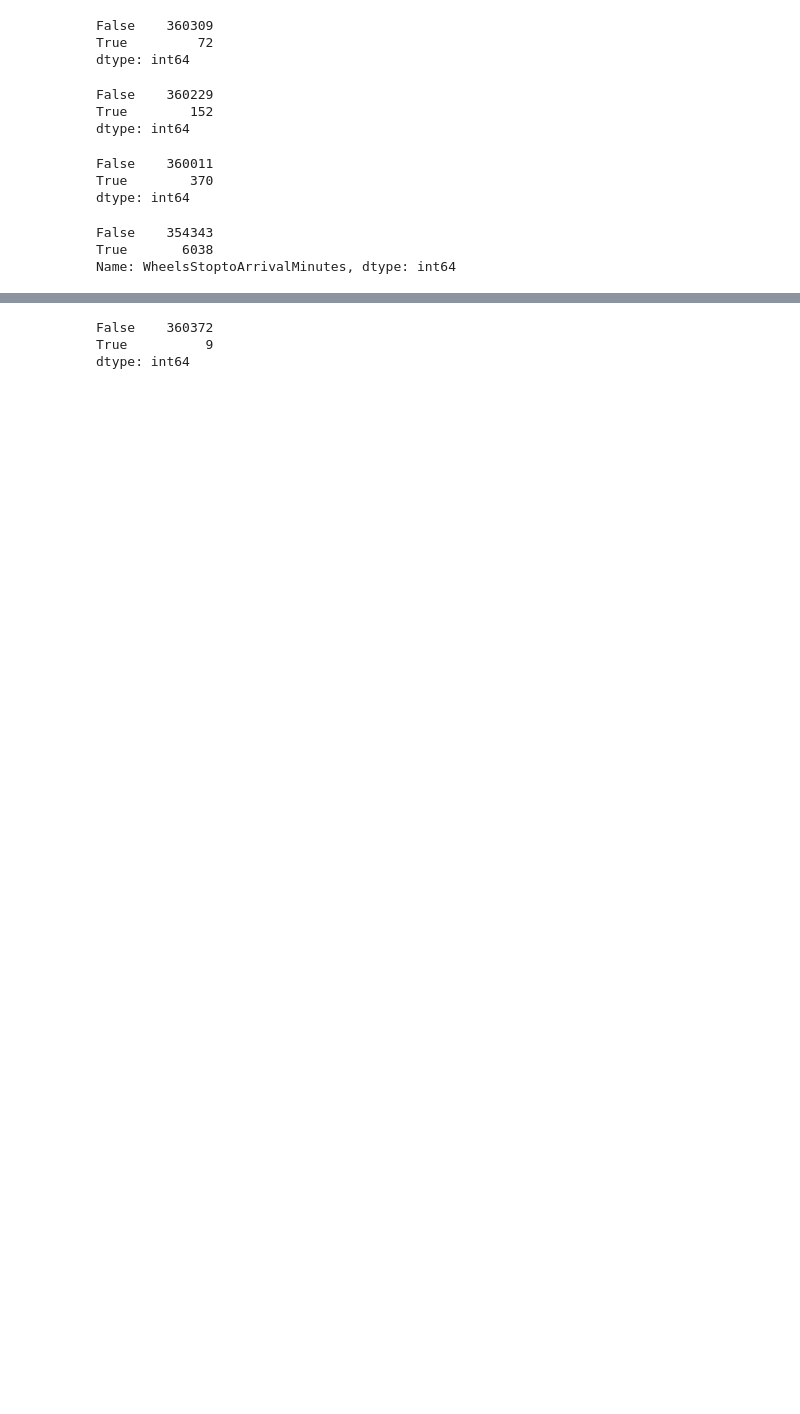
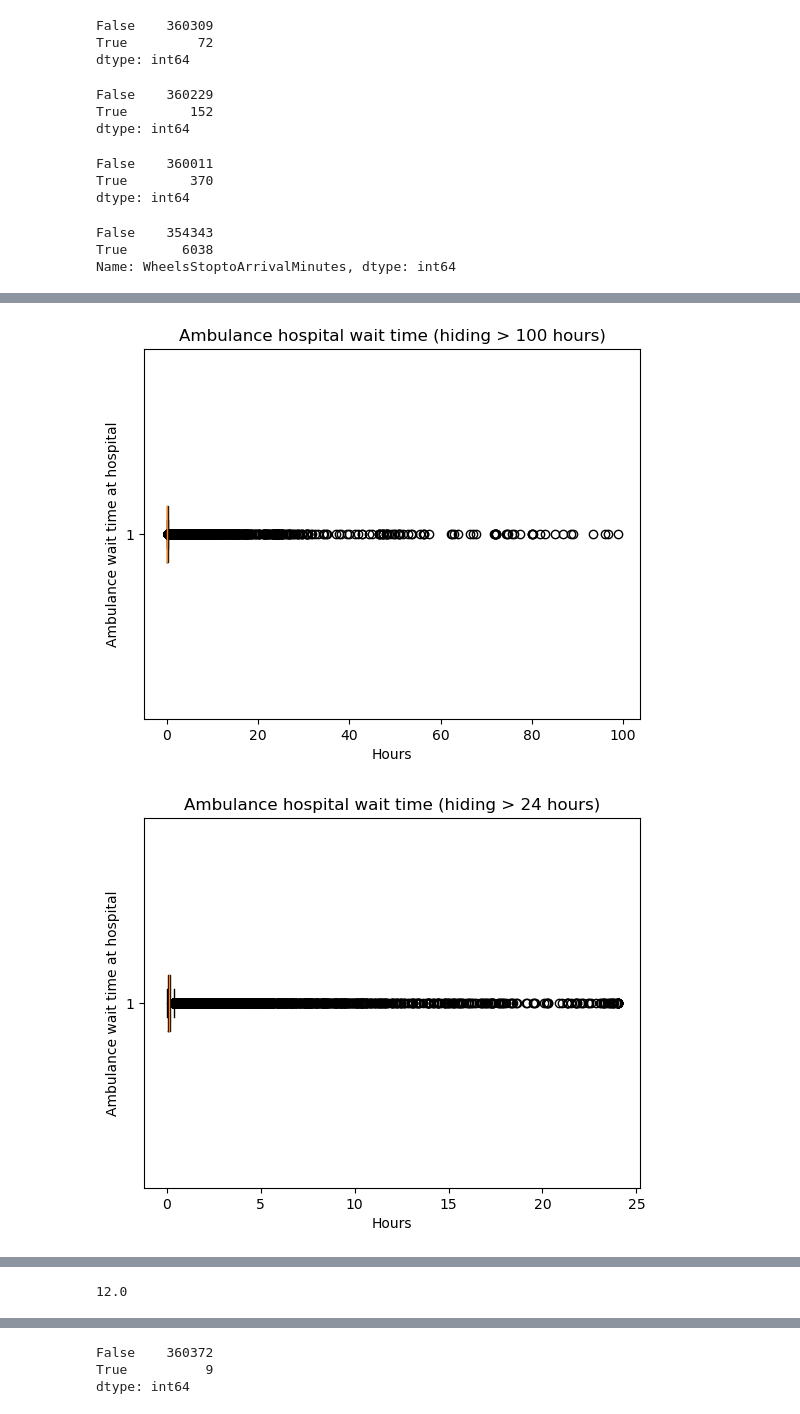
Before and after one commit to samuel-book/samuel_2_data_prep, a Jupyter notebook: descriptive_statistics/01_data_cleaning_explanation.ipynb, the cells around one changed output, grey strips where cells are left out. Saved outputs shown, nothing was run; the diff lists cells and outputs as text; code cells hidden in the pictures; blank space fills up the shorter version.

```diff
--- a/descriptive_statistics/01_data_cleaning_explanation.ipynb
+++ b/descriptive_statistics/01_data_cleaning_explanation.ipynb
@@ -518,0 +658,27 @@ Name: call_to_ambulance_arrival_time, dtype: int64
+# %%
+# Find ambulance wait time at hospital in hours
+amb_wait_hours = (0 - raw_data['WheelsStoptoArrivalMinutes'])/60
+
+# Remove negative
+amb_wait_hours = amb_wait_hours[amb_wait_hours >= 0]
+
+plt.boxplot(amb_wait_hours[amb_wait_hours <= 100], vert=0)
+plt.xlabel('Hours')
+plt.ylabel('Ambulance wait time at hospital')
+plt.title('Ambulance hospital wait time (hiding > 100 hours)')
+plt.show()
+
+plt.boxplot(amb_wait_hours[amb_wait_hours <= 24], vert=0)
+plt.xlabel('Hours')
+plt.ylabel('Ambulance wait time at hospital')
+plt.title('Ambulance hospital wait time (hiding > 24 hours)')
+plt.show()
+
+plt.boxplot(amb_wait_hours[amb_wait_hours <= 12], vert=0)
+plt.xlabel('Hours')
+plt.ylabel('Ambulance wait time at hospital')
+plt.title('Ambulance hospital wait time (hiding > 12 hours)')
+plt.show()
+# %% [output]
+[figure, added]
+[figure, added]
@@ -519,3 +686,8 @@ Name: call_to_ambulance_arrival_time, dtype: int64
+# %%
+# Max wait time in cleaned data (hours)
+np.nanmax(data['ambulance_wait_time_at_hospital'])/60
+# %% [output]
+12.0
 # %% [markdown]
 **Times when didn't arrive by ambulance**
 
```
Also changed, not shown: parts of 74 cells of this notebook.
